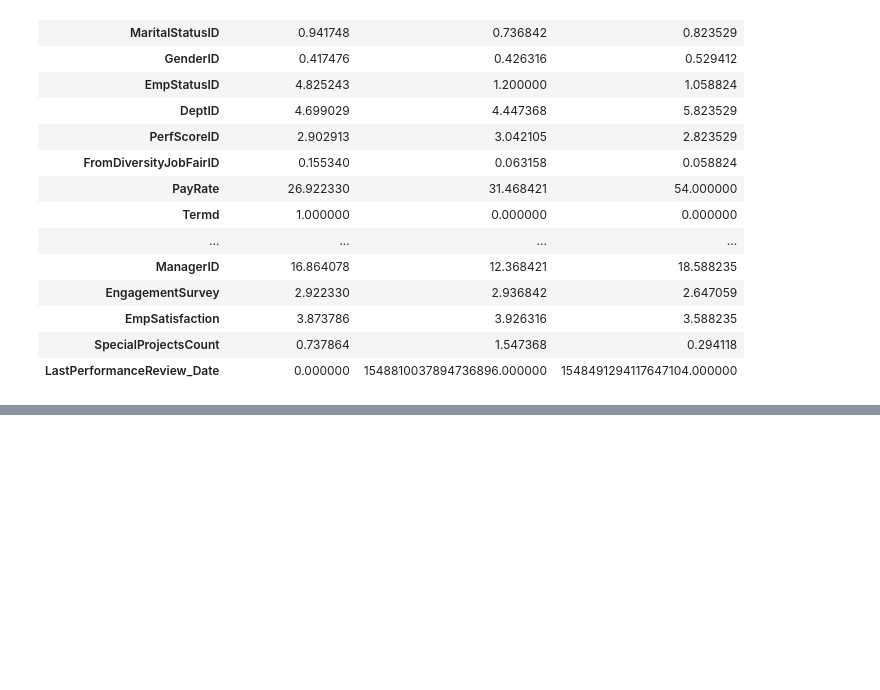
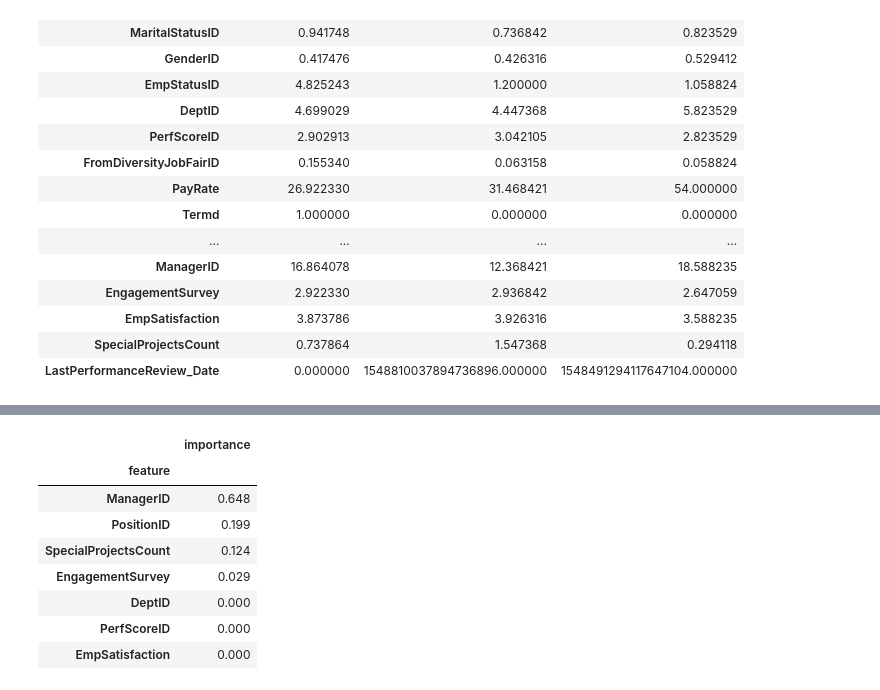
Before and after one commit to RicStrong/HR_Dataset, a Jupyter notebook: HRDataset.ipynb, the cells around one changed output, grey strips where cells are left out. Saved outputs shown, nothing was run; the diff lists cells and outputs as text; code cells hidden in the pictures; blank space fills up the shorter version.

```diff
--- a/HRDataset.ipynb
+++ b/HRDataset.ipynb
@@ -650,0 +720,15 @@ df.ManagerID.unique()
+# %%
+#Looking at feature importance
+importances = pd.DataFrame({'feature':X_train.columns,'importance':np.round(clf.feature_importances_,3)})
+importances = importances.sort_values('importance',ascending=False).set_index('feature')
+importances
+# %% [output]
+|  | importance |
+| feature |  |
+| ManagerID | 0.648 |
+| PositionID | 0.199 |
+| SpecialProjectsCount | 0.124 |
+| EngagementSurvey | 0.029 |
+| DeptID | 0.000 |
+| PerfScoreID | 0.000 |
+| EmpSatisfaction | 0.000 |
```
Also changed, not shown: parts of 61 cells of this notebook.
